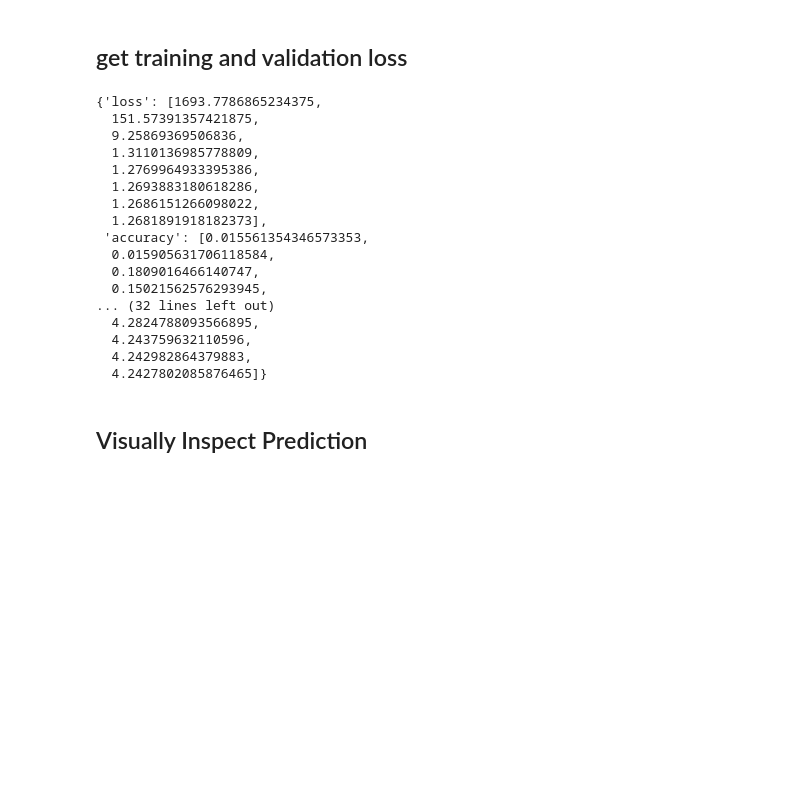
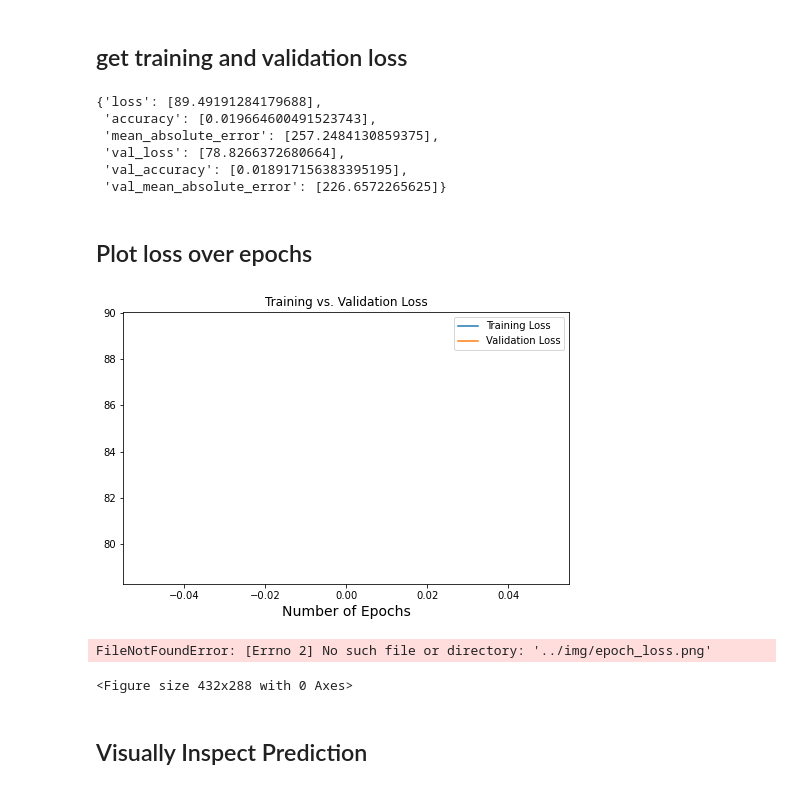
Before and after one commit to jonjonchu/metisproject5, a Jupyter notebook: notebooks/03_train.ipynb, the cells around one changed output. Cells and saved outputs as stored; diff of their text form; code cells hidden in the pictures; blank space fills up the shorter version.

Commit message:
1 epoch pred

```diff
--- a/notebooks/03_train.ipynb
+++ b/notebooks/03_train.ipynb
@@ -69,7 +70,7 @@ valid_file_path = "../data/validate"
 vars_           = ['t2m']
 proc_type       = "convlstm"
 # 3 years of training data =
-train_steps = 3 * 365 * 24 / frames
+train_steps = 2 * 365 * 24 / frames
 # 1 year of validation data =
 valid_steps = 1 * 365 * 24 / frames
 # %% [markdown]
@@ -77,5 +78,5 @@ valid_steps = 1 * 365 * 24 / frames
 # %%
-epochs = 8
+epochs = 1
 # %%
 model.fit(
     slice_generator(img_dir=train_file_path, slice_size=frames,
@@ -86,7 +87,7 @@ model.fit(
     epochs = epochs,
     verbose = 1,
     shuffle = False,
-    initial_epoch = 0,
+#     initial_epoch = 1,
     validation_steps = valid_steps,
     validation_data = slice_generator(img_dir=valid_file_path, slice_size=frames,
                                       vars_=vars_, proc_type=proc_type,
@@ -96,7 +97,7 @@ model.fit(
 
 tf.keras.models.save_model(
         model = model,
-        filepath = '../models/t_'+model_name+'.h5',
+        filepath = '../models/t_'+model_name+'_2yrs.h5',
         overwrite=True,
         include_optimizer=True,
         save_format='tf',
@@ -122,25 +106,35 @@ Epoch 8/8
 # %% [markdown]
 ## get training and validation loss
 # %%
-model.history.history
+model_history = model.history.history
-# %% [output]
-{'loss': [1693.7786865234375,
-  151.57391357421875,
-  9.25869369506836,
-  1.3110136985778809,
-  1.2769964933395386,
-  1.2693883180618286,
-  1.2686151266098022,
-  1.2681891918182373],
- 'accuracy': [0.015561354346573353,
-  0.015905631706118584,
-  0.1809016466140747,
-  0.15021562576293945,
-... (32 lines left out)
-  4.2824788093566895,
-  4.243759632110596,
-  4.242982864379883,
-  4.2427802085876465]}
+# %%
+model_history
+# %% [output]
+{'loss': [89.49191284179688],
+ 'accuracy': [0.019664600491523743],
+ 'mean_absolute_error': [257.2484130859375],
+ 'val_loss': [78.8266372680664],
+ 'val_accuracy': [0.018917156383395195],
+ 'val_mean_absolute_error': [226.6572265625]}
+# %% [markdown]
+## Plot loss over epochs
+# %%
+import matplotlib.pyplot as plt
+
+train_loss = model_history['loss']
+val_loss = model_history['val_loss']
+plt.figure(figsize=(8, 5))
+plt.title("Training vs. Validation Loss")
+plt.plot(train_loss, label="Training Loss")
+plt.plot(val_loss, label="Validation Loss")
+plt.xlabel("Number of Epochs", size=14)
+plt.legend()
+plt.show()
+plt.savefig("../img/epoch_loss.png",transparent=True, format="png")
+# %% [output]
+[figure, added]
+FileNotFoundError: [Errno 2] No such file or directory: '../img/epoch_loss.png'
+<Figure size 432x288 with 0 Axes>
 # %% [markdown]
 ## Visually Inspect Prediction
 # %%
```
Also changed, not shown: parts of 6 cells of this notebook, 5 other files.
